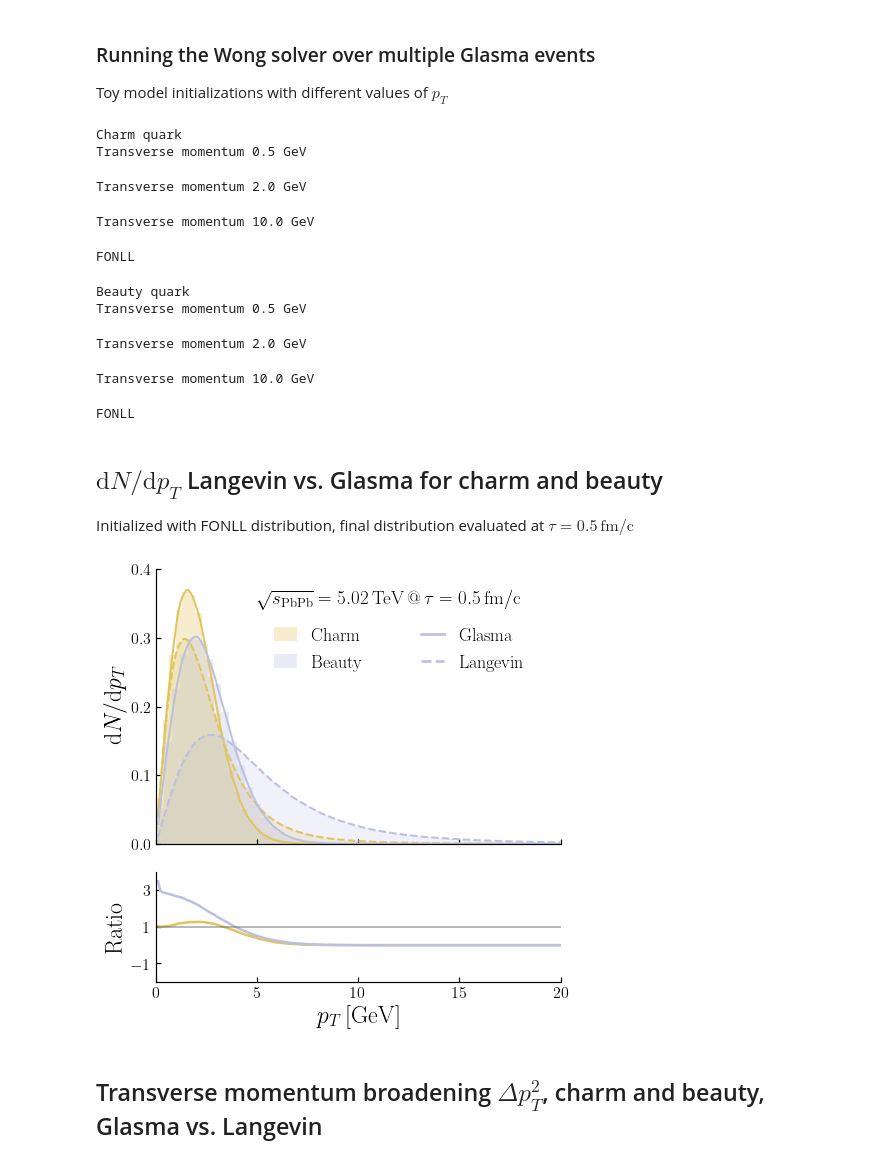
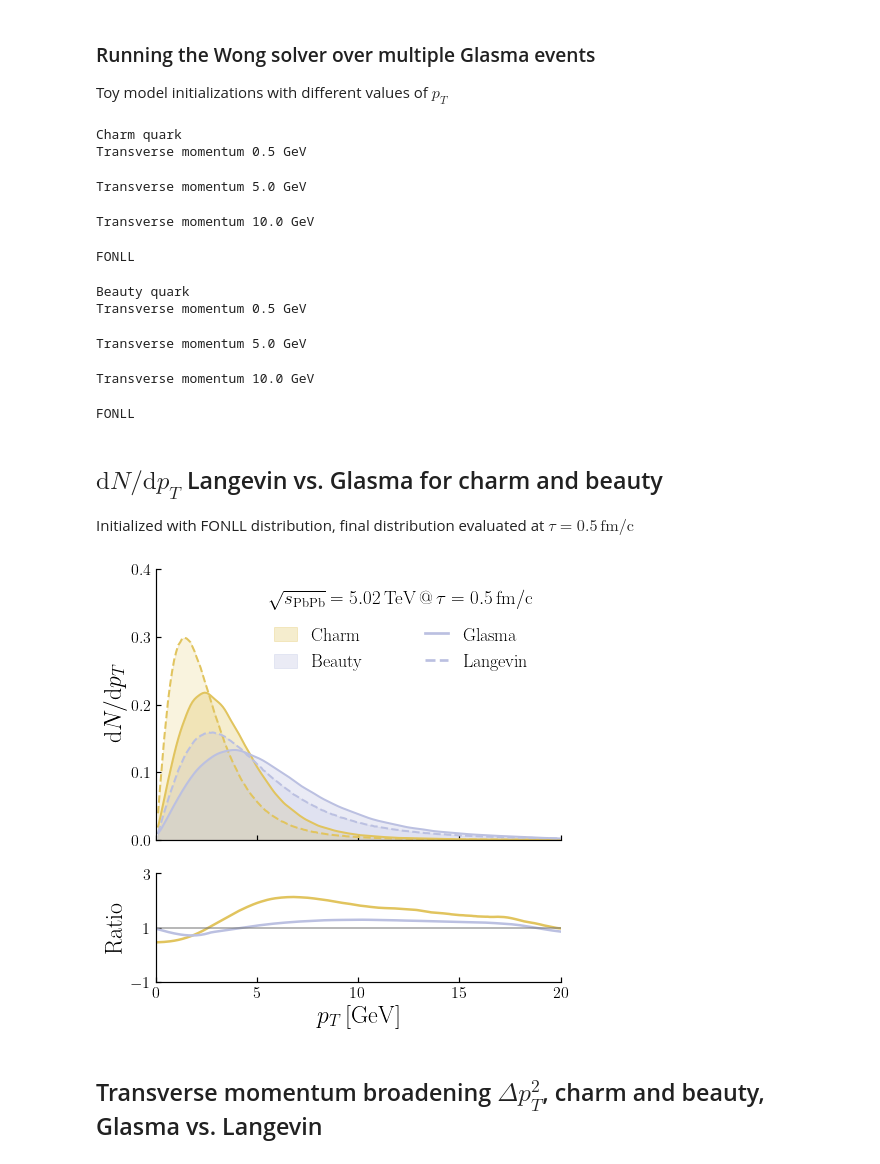
Before and after one commit to avramescudana/curraun, a Jupyter notebook: notebooks/Comparison between HQs in Glasma and Langevin from QPM.ipynb, the cells around one changed output. Cells and saved outputs as stored; diff of their text form; code cells hidden in the pictures.

```diff
--- a/notebooks/Comparison between HQs in Glasma and Langevin from QPM.ipynb
+++ b/notebooks/Comparison between HQs in Glasma and Langevin from QPM.ipynb
@@ -33,7 +33,7 @@ mass = 1.275
 tau_form = 0.06
 pT = 0.5
 ntp = 10**5
-nevents = 1
+nevents = 5
 representation = 'fundamental'
 boundary = 'periodic'
 initialization = 'toy'
@@ -123,7 +123,7 @@ def simulate(p, ev):
         if initialization=='toy':
             p0 = init_mom_toy('pT', pT / E0)
         elif initialization=='fonll':
-            pT = pTs_fonll[i] / E0
+            pT = pTs_fonll[i]
             p0 = init_mom_toy('pT', pT / E0)
         p0s[i, :] = p0
 
@@ -248,12 +248,12 @@ with open(filename, 'wb') as handle:
 # %% [output]
 Charm quark
 Transverse momentum 0.5 GeV
-Transverse momentum 2.0 GeV
+Transverse momentum 5.0 GeV
 Transverse momentum 10.0 GeV
 FONLL
 Beauty quark
 Transverse momentum 0.5 GeV
-Transverse momentum 2.0 GeV
+Transverse momentum 5.0 GeV
 Transverse momentum 10.0 GeV
 FONLL
 # %% [markdown]
@@ -265,6 +265,7 @@ import numpy as np
 import matplotlib.pyplot as plt
 from matplotlib.ticker import MultipleLocator
 from scipy import stats
+from scipy.signal import savgol_filter
 
 plt.style.use('nord_theme_light.mpltstyle')
 plt.rcParams["figure.figsize"] = (7, 7)
@@ -287,42 +288,46 @@ labels = [r'$\mathrm{Charm}$', r'$\mathrm{Beauty}$']
 
 i, ilang = 0, 2
 for tag in tags:
-    n, bins, _ = axes[0].hist(results['obs']['pts_tau_0.5'][tag], bins=30, density=True, alpha=0.3, color=colors[i], label=labels[i])
+    n, bins, _ = axes[0].hist(results['obs']['pts_tau_0.5'][tag], bins=50, density=True, alpha=0, color=colors[i])
 
     density = stats.kde.gaussian_kde(results['obs']['pts_tau_0.5'][tag])
     axes[0].plot(pTs_lang, density(pTs_lang), color=colors[i], linewidth = 2, alpha=1.0)
+    axes[0].fill_between(pTs_lang, density(pTs_lang), alpha=0.3, color=colors[i], label=labels[i])
 
     axes[0].plot(pTs_lang, data_lang[:, ilang], color=colors[i], linewidth=2, linestyle='--')
     axes[0].fill_between(pTs_lang, data_lang[:, ilang], alpha=0.2, color=colors[i])
 
     ratio = density(pTs_lang)/data_lang[:, i+2]
-    axes[1].plot(pTs_lang, ratio, color=colors[i], linewidth = 2.5, alpha=1.0)
+    # axes[1].plot(pTs_lang, ratio, color=colors[i], linewidth = 2.5, alpha=1.0)
+    ratio_reduced_noise = savgol_filter(ratio, 51, 3, mode='nearest')
+    axes[1].plot(pTs_lang, ratio_reduced_noise, color=colors[i], linewidth = 2.5, alpha=1.0)
 
     i += 1
     ilang += 2
 
 axes[1].plot(pTs_lang, np.ones(len(pTs_lang)), color='#737373', linewidth = 2.0, alpha=0.5)
 
 legend1 = axes[0].legend(loc = 'upper right', bbox_to_anchor=(0.55,0.85))
 lines = axes[0].get_lines()
-legend2 = axes[0].legend([lines[i] for i in [2, 3]], [r'$\mathrm{Glasma}$', r'$\mathrm{Langevin}$'], loc = 'upper right', ncol=1, bbox_to_anchor=(0.95,0.85))
+legend2 = axes[0].legend([lines[i] for i in [2, 3]], [r'$\mathrm{Glasma}$', r'$\mathrm{Langevin}$'], loc = 'upper right', ncol=1, bbox_to_anchor=(0.96,0.85))
 axes[0].add_artist(legend1)
 
 for line in legend2.get_lines():
     line.set_linewidth(2.7)
 
 axes[0].set_xlim(0, 20)
+axes[0].set_ylim(0, 0.4)
 axes[0].xaxis.set_major_locator(MultipleLocator(5))
 axes[0].yaxis.set_major_locator(MultipleLocator(0.1))
 # axes[0].yaxis.get_major_ticks()[1].label1.set_visible(False)
 axes[1].set_yticks([-1, 1, 3])
 # axes[0].xaxis.set_ticks_position('none')
-axes[0].text(5.0, 0.35, r'$\sqrt{s_\mathrm{PbPb}}=5.02\,\mathrm{TeV}\,@\,\tau=0.5\,\mathrm{fm/c}$', size=19)
+axes[0].text(5.6, 0.35, r'$\sqrt{s_\mathrm{PbPb}}=5.02\,\mathrm{TeV}\,@\,\tau=0.5\,\mathrm{fm/c}$', size=19)
 
 fig.tight_layout()
 plt.savefig('dndpt_fonll_charm+beauty_glasma_vs_langevin.png', dpi=300, facecolor='white', transparent=False)
 # %% [output]
-[figure, old version]
+[figure, new version]
 # %% [markdown]
 ## Transverse momentum broadening $\Delta p_T^2$, charm and beauty, Glasma vs. Langevin
 # %%
```
Also changed, not shown: parts of 1 cell of this notebook, 4 other files.
